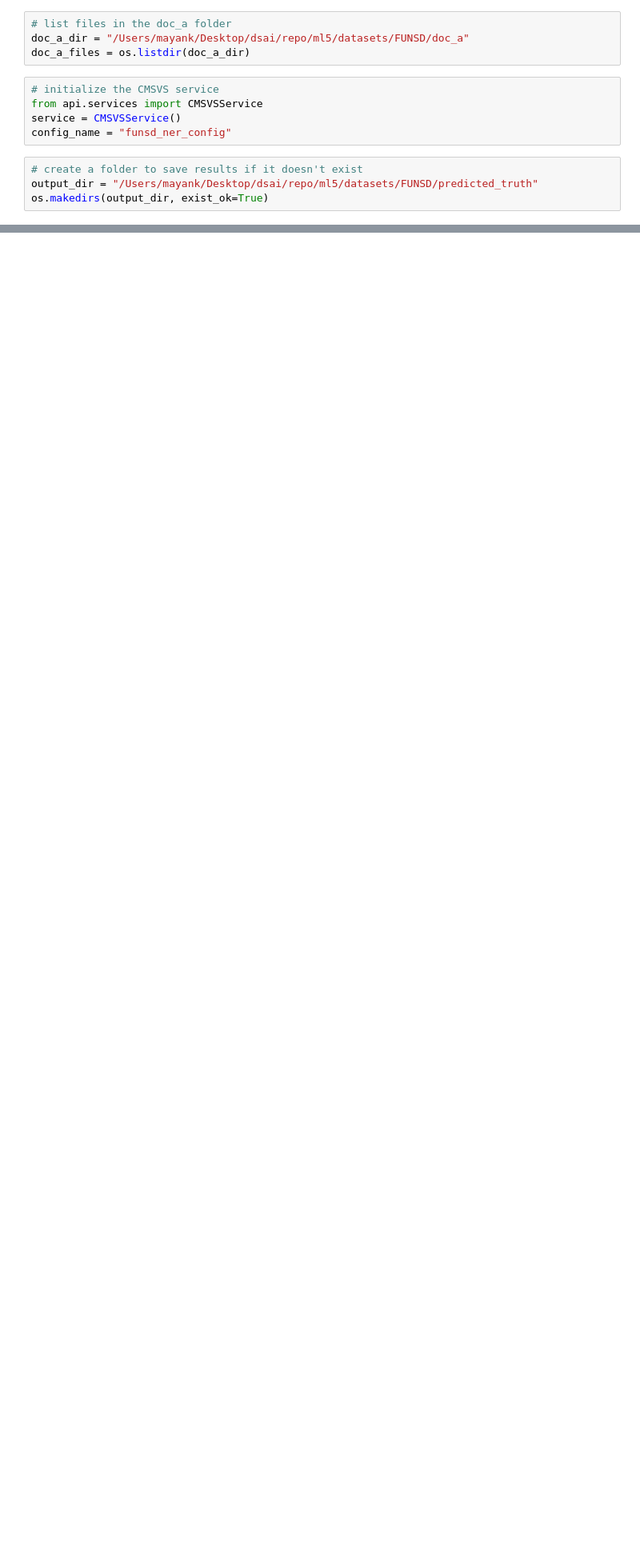
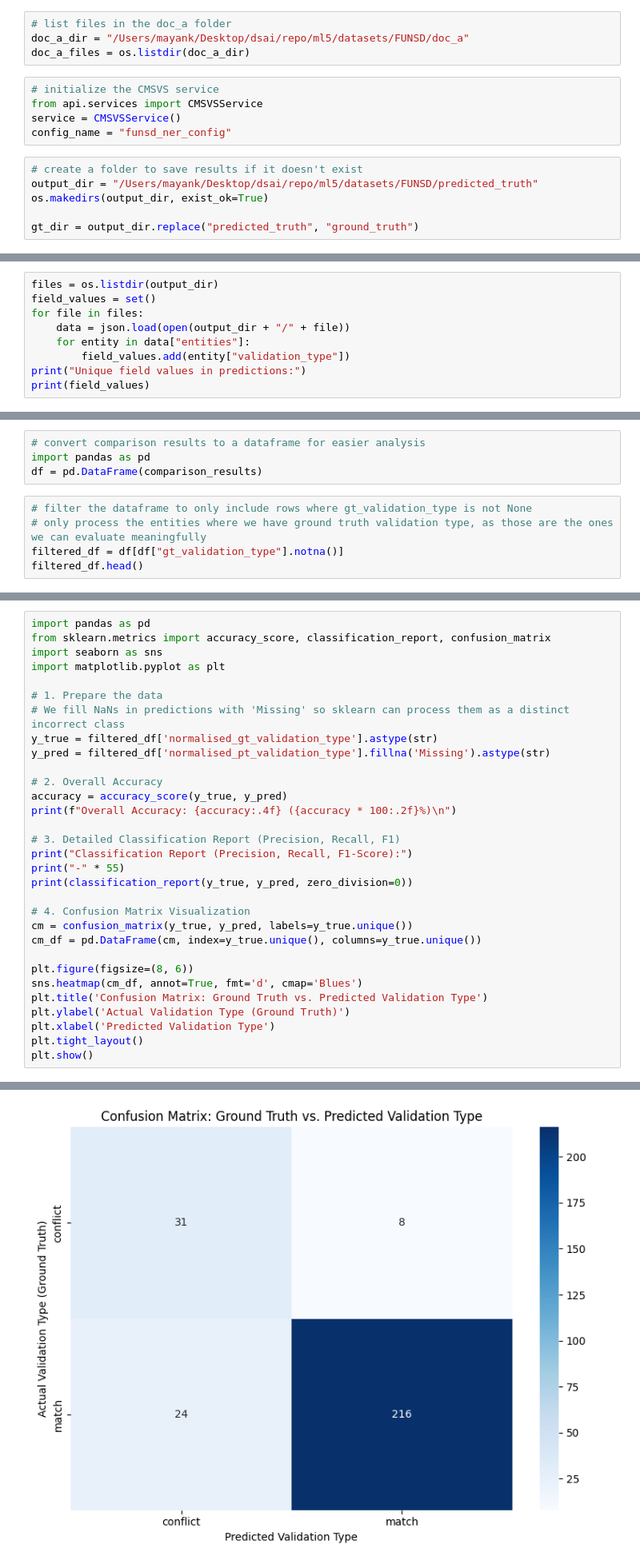
Before and after one commit to mayank160920/Group-11-DS-and-AI-Lab-Project, a Jupyter notebook: eval_funsd.ipynb, the cells around one changed output, grey strips where cells are left out. Shown at 80% size. Saved outputs shown, nothing was run; the diff lists cells and outputs as text; blank space fills up the shorter version.

```diff
--- a/eval_funsd.ipynb
+++ b/eval_funsd.ipynb
@@ -23,6 +23,8 @@ config_name = "funsd_ner_config"
 # create a folder to save results if it doesn't exist
 output_dir = "/Users/mayank/Desktop/dsai/repo/ml5/datasets/FUNSD/predicted_truth"
 os.makedirs(output_dir, exist_ok=True)
+
+gt_dir = output_dir.replace("predicted_truth", "ground_truth")
 # %%
 # loop through doc_a files and get predictions from CMSVS,
 # then save the results in the predicted_truth folder with the same name as doc_a but with _pt.json extension
@@ -64,3 +66,12 @@ Processing 00283813.png...
 Saved predictions to /Users/mayank/Desktop/dsai/repo/ml5/datasets/FUNSD/predicted_truth/00283813_pt.json
 Processing 00866042.png...
 Saved predictions to /Users/mayank/Desktop/dsai/repo/ml5/datasets/FUNSD/predicted_truth/00866042_pt.json
+# %%
+files = os.listdir(output_dir)
+field_values = set()
+for file in files:
+    data = json.load(open(output_dir + "/" + file))
+    for entity in data["entities"]:
+        field_values.add(entity["validation_type"])
+print("Unique field values in predictions:")
+print(field_values)
@@ -66,0 +120,9 @@ Saved predictions to /Users/mayank/Desktop/dsai/repo/ml5/datasets/FUNSD/predicte
+# %%
+# convert comparison results to a dataframe for easier analysis
+import pandas as pd
+df = pd.DataFrame(comparison_results)
+# %%
+# filter the dataframe to only include rows where gt_validation_type is not None
+# only process the entities where we have ground truth validation type, as those are the ones we can evaluate meaningfully
+filtered_df = df[df["gt_validation_type"].notna()]
+filtered_df.head()
@@ -66,0 +151,32 @@ Saved predictions to /Users/mayank/Desktop/dsai/repo/ml5/datasets/FUNSD/predicte
+# %%
+import pandas as pd
+from sklearn.metrics import accuracy_score, classification_report, confusion_matrix
+import seaborn as sns
+import matplotlib.pyplot as plt
+
+# 1. Prepare the data
+# We fill NaNs in predictions with 'Missing' so sklearn can process them as a distinct incorrect class
+y_true = filtered_df['normalised_gt_validation_type'].astype(str)
+y_pred = filtered_df['normalised_pt_validation_type'].fillna('Missing').astype(str)
+
+# 2. Overall Accuracy
+accuracy = accuracy_score(y_true, y_pred)
+print(f"Overall Accuracy: {accuracy:.4f} ({accuracy * 100:.2f}%)\n")
+
+# 3. Detailed Classification Report (Precision, Recall, F1)
+print("Classification Report (Precision, Recall, F1-Score):")
+print("-" * 55)
+print(classification_report(y_true, y_pred, zero_division=0))
+
+# 4. Confusion Matrix Visualization
+cm = confusion_matrix(y_true, y_pred, labels=y_true.unique())
+cm_df = pd.DataFrame(cm, index=y_true.unique(), columns=y_true.unique())
+
+plt.figure(figsize=(8, 6))
+sns.heatmap(cm_df, annot=True, fmt='d', cmap='Blues')
+plt.title('Confusion Matrix: Ground Truth vs. Predicted Validation Type')
+plt.ylabel('Actual Validation Type (Ground Truth)')
+plt.xlabel('Predicted Validation Type')
+plt.tight_layout()
+plt.show()
+# %% [output]
@@ -66,0 +195 @@ Saved predictions to /Users/mayank/Desktop/dsai/repo/ml5/datasets/FUNSD/predicte
+[figure, added]
```
Also changed, not shown: parts of 7 cells of this notebook, 4 other files.
